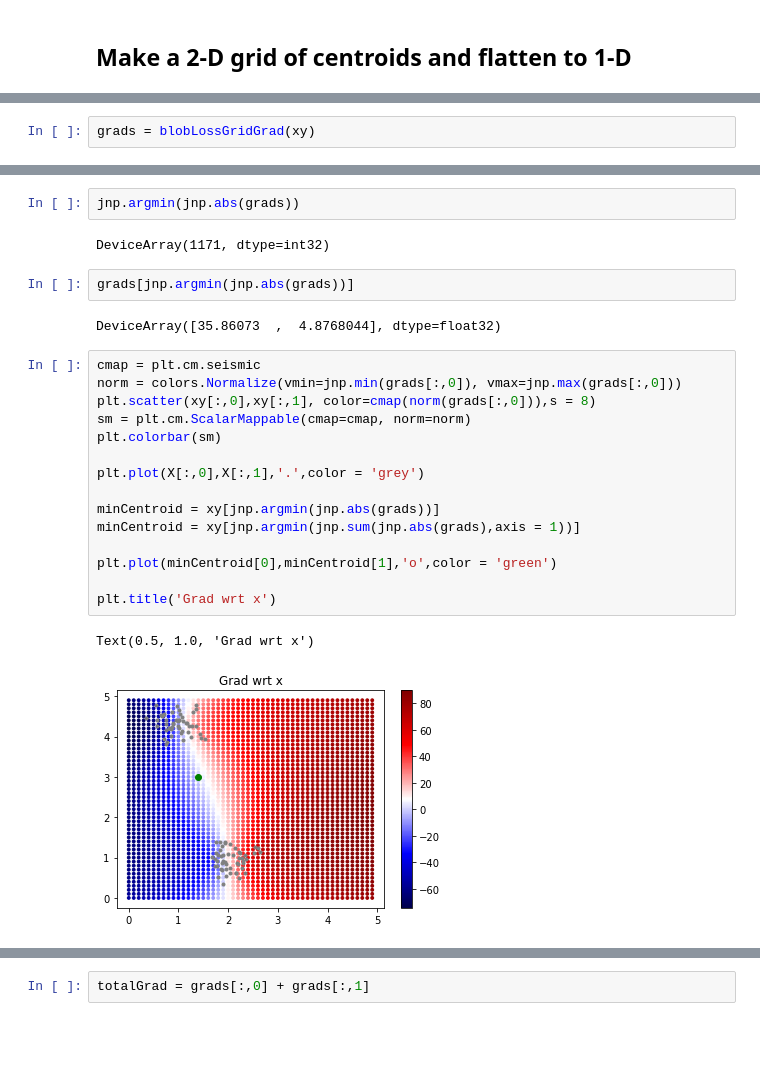
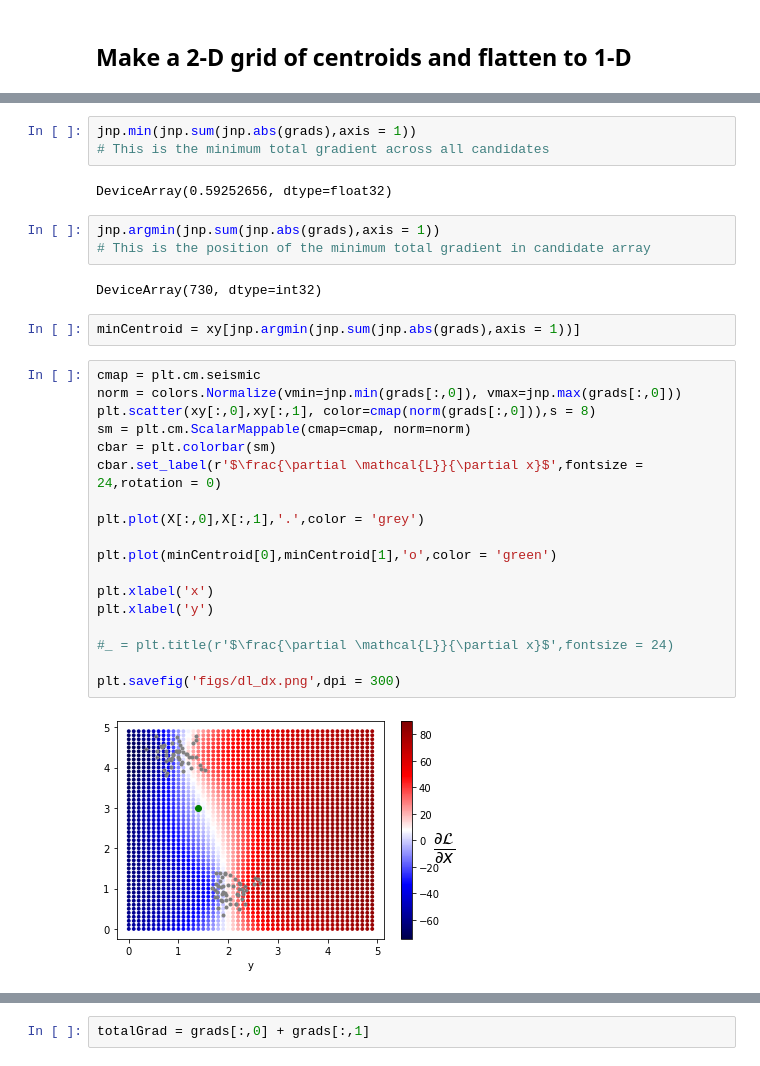
Before and after one commit to alexrutherford/jax_explorations, a Jupyter notebook: jax_playground.ipynb, the cells around one changed output, grey strips where cells are left out. Drawn from its saved outputs; the diff is of its cells as text; blank space fills up the shorter version.

```diff
--- a/jax_playground.ipynb
+++ b/jax_playground.ipynb
@@ -209,2 +109,0 @@ DeviceArray([[0. , 0. ],
-# %%
-grads = blobLossGridGrad(xy)
@@ -249,29 +110,35 @@ DeviceArray(730, dtype=int32)
-# %%
-jnp.argmin(jnp.abs(grads))
-# %% [output]
-DeviceArray(1171, dtype=int32)
-# %%
-grads[jnp.argmin(jnp.abs(grads))]
-# %% [output]
-DeviceArray([35.86073  ,  4.8768044], dtype=float32)
+# %%
+jnp.min(jnp.sum(jnp.abs(grads),axis = 1))
+# This is the minimum total gradient across all candidates
+# %% [output]
+DeviceArray(0.59252656, dtype=float32)
+# %%
+jnp.argmin(jnp.sum(jnp.abs(grads),axis = 1))
+# This is the position of the minimum total gradient in candidate array
+# %% [output]
+DeviceArray(730, dtype=int32)
+# %%
+minCentroid = xy[jnp.argmin(jnp.sum(jnp.abs(grads),axis = 1))]
 # %%
 cmap = plt.cm.seismic
 norm = colors.Normalize(vmin=jnp.min(grads[:,0]), vmax=jnp.max(grads[:,0]))
 plt.scatter(xy[:,0],xy[:,1], color=cmap(norm(grads[:,0])),s = 8)
 sm = plt.cm.ScalarMappable(cmap=cmap, norm=norm)
-plt.colorbar(sm)
+cbar = plt.colorbar(sm)
+cbar.set_label(r'$\frac{\partial \mathcal{L}}{\partial x}$',fontsize = 24,rotation = 0)
 
 plt.plot(X[:,0],X[:,1],'.',color = 'grey')
 
-minCentroid = xy[jnp.argmin(jnp.abs(grads))]
-minCentroid = xy[jnp.argmin(jnp.sum(jnp.abs(grads),axis = 1))]
-
 plt.plot(minCentroid[0],minCentroid[1],'o',color = 'green')
 
-plt.title('Grad wrt x')
+plt.xlabel('x')
+plt.xlabel('y')
+
+#_ = plt.title(r'$\frac{\partial \mathcal{L}}{\partial x}$',fontsize = 24)
+
+plt.savefig('figs/dl_dx.png',dpi = 300)
 # %% [output]
-Text(0.5, 1.0, 'Grad wrt x')
-[figure, old version]
+[figure, new version]
 # %%
 cmap = plt.cm.seismic
 norm = colors.Normalize(vmin=jnp.min(grads[:,1]), vmax=jnp.max(grads[:,1]))
```
Also changed, not shown: parts of 33 cells of this notebook.
